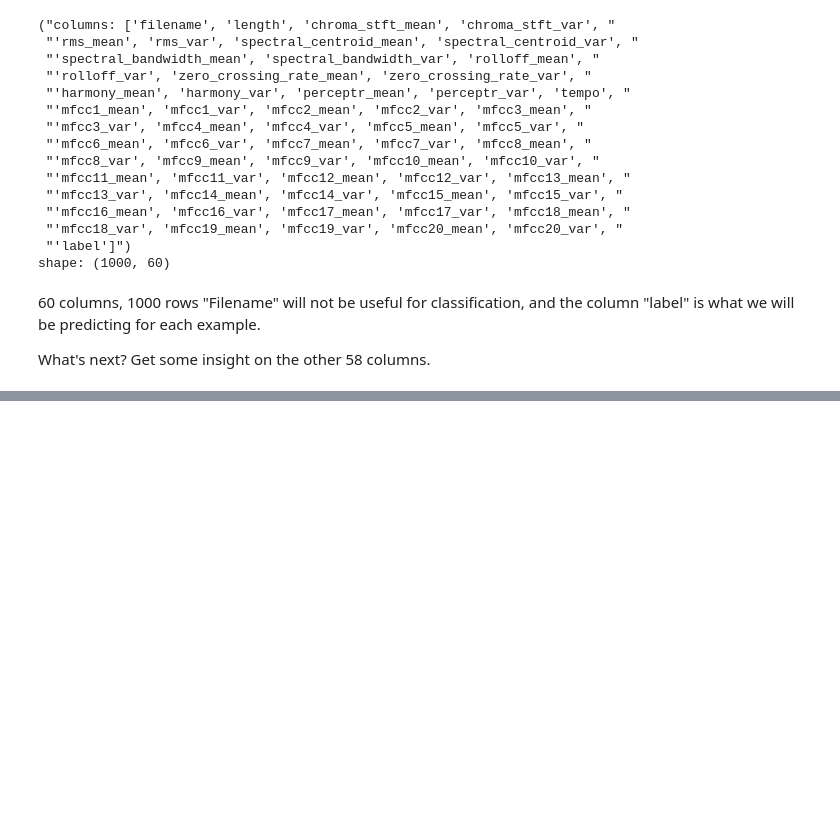
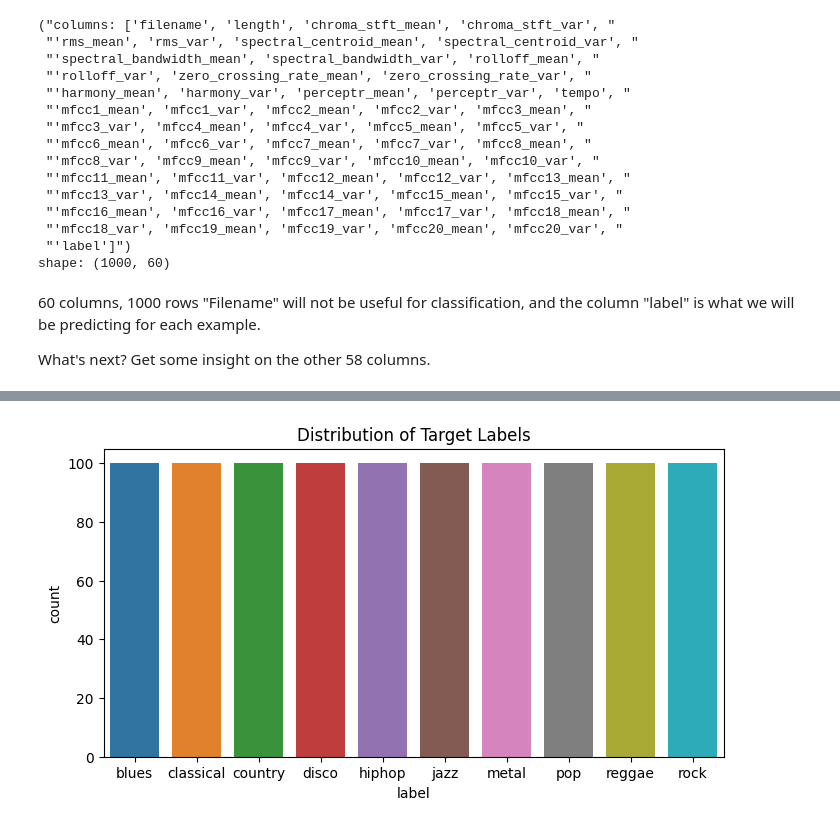
Before and after one commit to anuj-thakkar/MusicGenreClassification, a Jupyter notebook: eda.ipynb, the cells around one changed output, grey strips where cells are left out. Cells and saved outputs as stored; diff of their text form; code cells hidden in the pictures; blank space fills up the shorter version.

```diff
--- a/eda.ipynb
+++ b/eda.ipynb
@@ -67,8 +92,13 @@ memory usage: 468.9+ KB
 # %%
+import seaborn as sns
+
 # Bar plot of target labels
+plt.figure(figsize=(8, 4))
 sns.countplot(x='label', data=df)
 plt.title('Distribution of Target Labels')
 plt.show()
+# %% [output]
+[figure, added]
 # %%
 plt.figure(figsize=(5, 3))
 plt.hist(df['tempo'], bins=20, color='blue')
```
Also changed, not shown: parts of 10 cells of this notebook.
